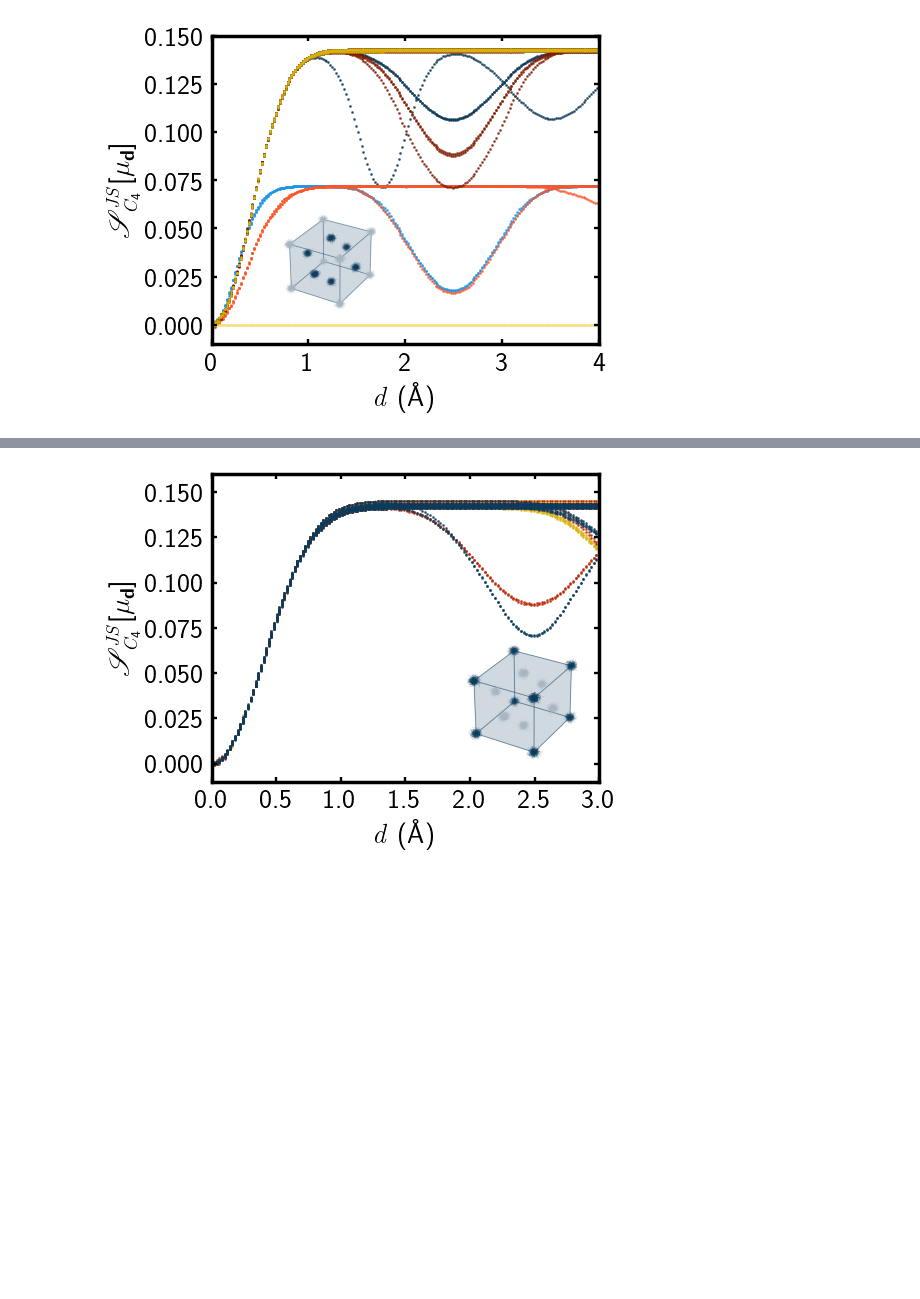
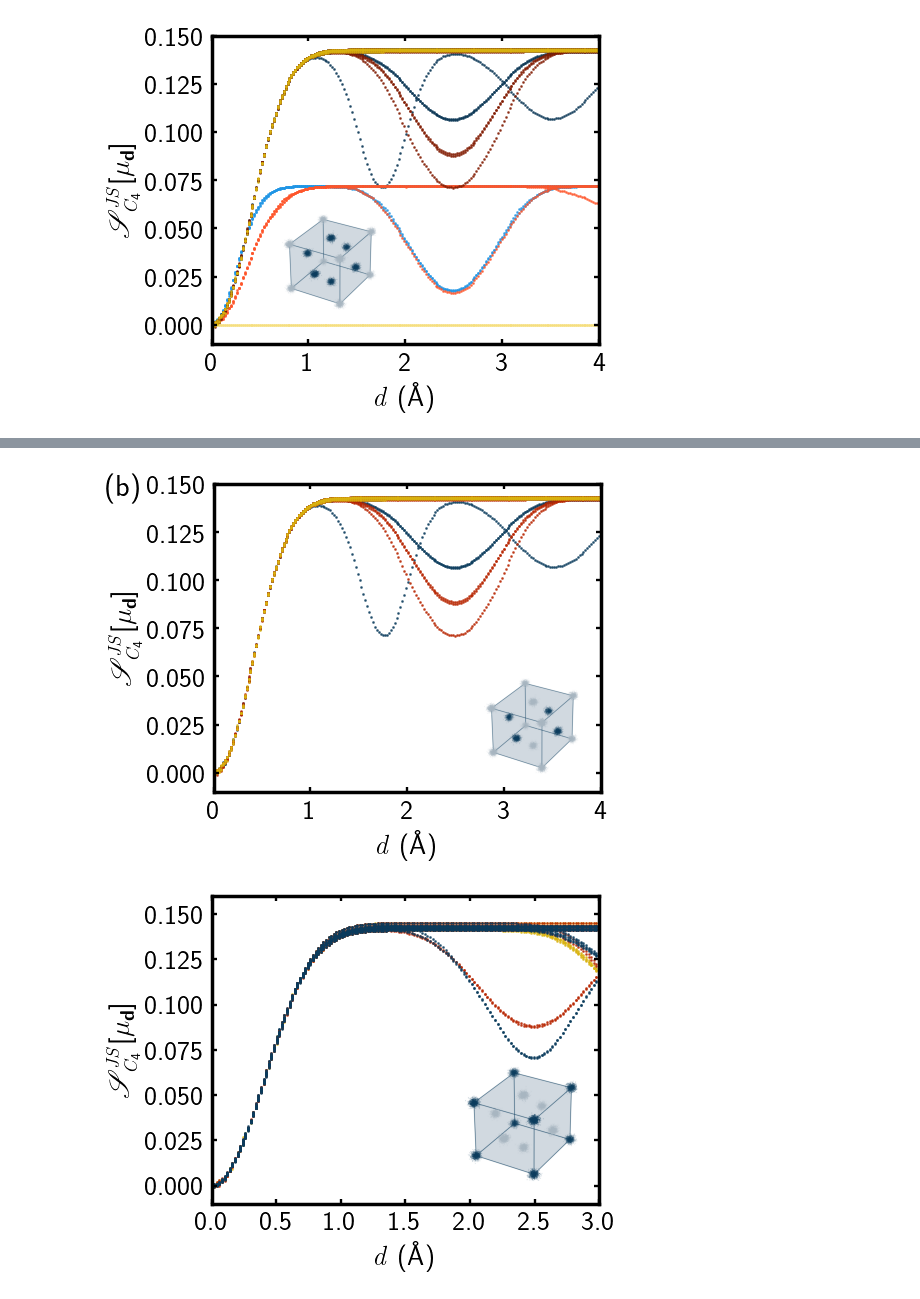
Before and after one commit to lanikaling/SymmetryBreakingMeasure, a Jupyter notebook: notebook/notebook_nickel_C4_JS.ipynb, the cells around one changed output, grey strips where cells are left out. Drawn from its saved outputs; the diff is of its cells as text; code cells hidden in the pictures; blank space fills up the shorter version.

```diff
--- a/notebook/notebook_nickel_C4_JS.ipynb
+++ b/notebook/notebook_nickel_C4_JS.ipynb
@@ -221,3 +255,41 @@ plot(data, xlabel=r'$\mathit{d}$ ($\mathrm{\AA}$)', ylabel=r'$\mathscr{S}^{\math
+# %%
+# =========================================================
+# Figure (b): only the "dark" subsets, also BLUE/RED/YELLOW
+# =========================================================
+data_dark = {
+    1: {
+        'x': measures_data_center_0_dark[:, 0],
+        'y': measures_data_center_0_dark[:, 1],
+        'color': BLUE,
+    },
+    2: {
+        'x': measures_data_center_45_dark[:, 0],
+        'y': measures_data_center_45_dark[:, 1],
+        'color': RED,
+    },
+    3: {
+        'x': measures_data_center_90_dark[:, 0],
+        'y': measures_data_center_90_dark[:, 1],
+        'color': YELLOW,
+    },
+}
+
+plot(
+    data_dark,
+    xlabel=r'$\mathit{d}$ ($\mathrm{\AA}$)',
+    ylabel=r'$\mathscr{S}^{\mathit{JS}}_{\mathit{C}_4}[\mu_\mathbf{d}]$',
+    xlim=[0, 4],
+    ylim=[-0.01, 0.15],
+    filename='../figs/nickel/rotation_center_dark.pdf',
+    style=bg_mpl_style,
+    text={'content': '(b)', 'loc': [-0.09, 0.85, 0, 0]},
+    solid={
+        'directory': '../figs/nickel/cubic_solid_nickel_samples_side_faces_nobackground.pdf',
+        'loc': [0.64, 0.15, 0.25, 0.25],
+    },
+)
+# %% [output]
+[figure, added]
 # %%
 # corner - no label
 measures_data_corner_0 = np.array(measures_data_corner_0)
```
Also changed, not shown: parts of 4 cells of this notebook, 16 other files.
